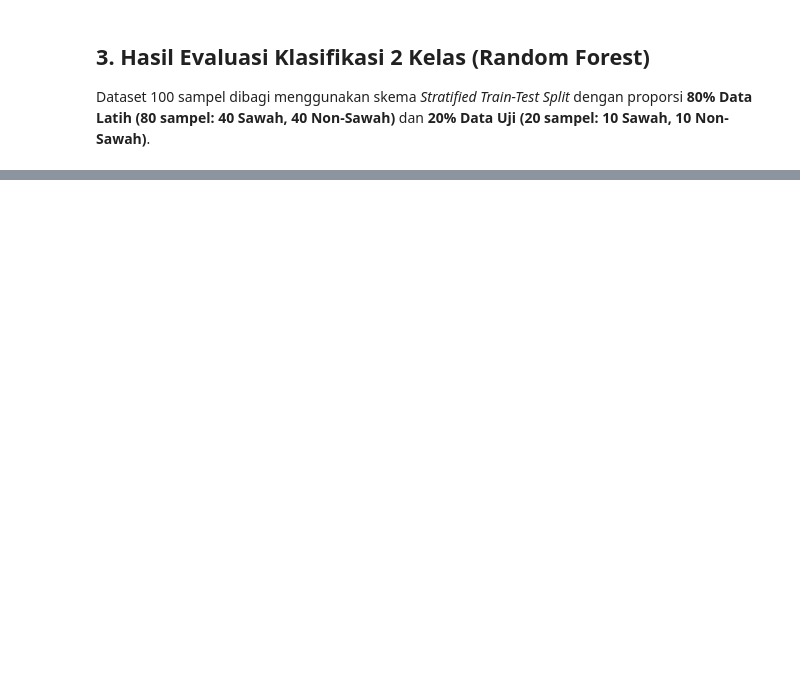
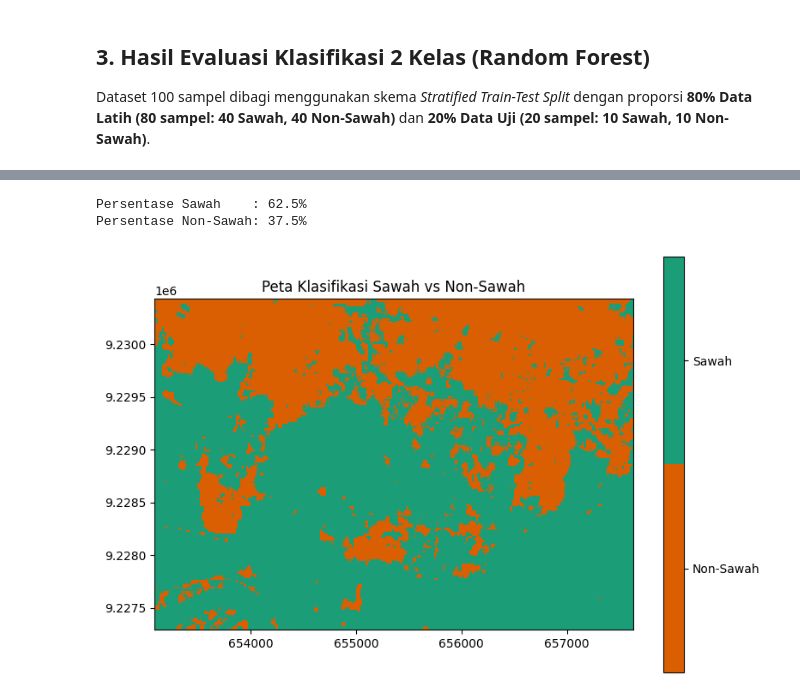
Before and after one commit to azes24/PSD, a Jupyter notebook: _build/jupyter_execute/data/klasifikasiSawah.ipynb, the cells around one changed output, grey strips where cells are left out. Saved outputs shown, nothing was run; the diff lists cells and outputs as text; code cells hidden in the pictures; blank space fills up the shorter version.

```diff
--- a/_build/jupyter_execute/data/klasifikasiSawah.ipynb
+++ b/_build/jupyter_execute/data/klasifikasiSawah.ipynb
@@ -247,0 +271,51 @@ plt.show()
+# %%
+from matplotlib.colors import ListedColormap
+
+with rasterio.open("sentinel2_sawah_nonsawah.tif") as src:
+    img = src.read()
+    ext = [src.bounds.left, src.bounds.right, src.bounds.bottom, src.bounds.top]
+
+b02 = img[0].astype(np.float32)
+b03 = img[1].astype(np.float32)
+b04 = img[2].astype(np.float32)
+b08 = img[3].astype(np.float32)
+b11 = img[4].astype(np.float32)
+
+ndvi = (b08 - b04) / (b08 + b04 + 1e-6)
+ndwi = (b03 - b08) / (b03 + b08 + 1e-6)
+
+fitur_piksel = np.stack([b02, b03, b04, b08, b11, ndvi, ndwi], axis=-1)
+
+h, w, n = fitur_piksel.shape
+flat = fitur_piksel.reshape(-1, n)
+
+valid = np.isfinite(flat).all(axis=1)
+
+peta = np.full(h * w, np.nan)
+
+if valid.any():
+    preds = model_rf.predict(flat[valid])
+
+    # Mapping prediksi: Sawah -> 1.0, Non-Sawah -> 0.0
+    preds_int = np.where(preds == 'Sawah', 1.0, 0.0)
+
+    peta[valid] = preds_int
+
+peta = peta.reshape(h, w)
+
+print(f"Persentase Sawah    : {np.nanmean(peta == 1.0) * 100:.1f}%")
+print(f"Persentase Non-Sawah: {np.nanmean(peta == 0.0) * 100:.1f}%")
+
+# Plot hasil
+fig, ax = plt.subplots(figsize=(9, 9))
+
+im = ax.imshow(peta, cmap=ListedColormap(['#d95f02', '#1b9e77']), vmin=0, vmax=1, extent=ext)
+
+cbar = plt.colorbar(im, ax=ax, ticks=[0.25, 0.75], shrink=0.7)
+cbar.ax.set_yticklabels(['Non-Sawah', 'Sawah'])
+ax.set_title('Peta Klasifikasi Sawah vs Non-Sawah')
+plt.show()
+# %% [output]
+Persentase Sawah    : 62.5%
+Persentase Non-Sawah: 37.5%
+[figure, added]
```
Also changed, not shown: parts of 5 cells of this notebook, 10 other files.
